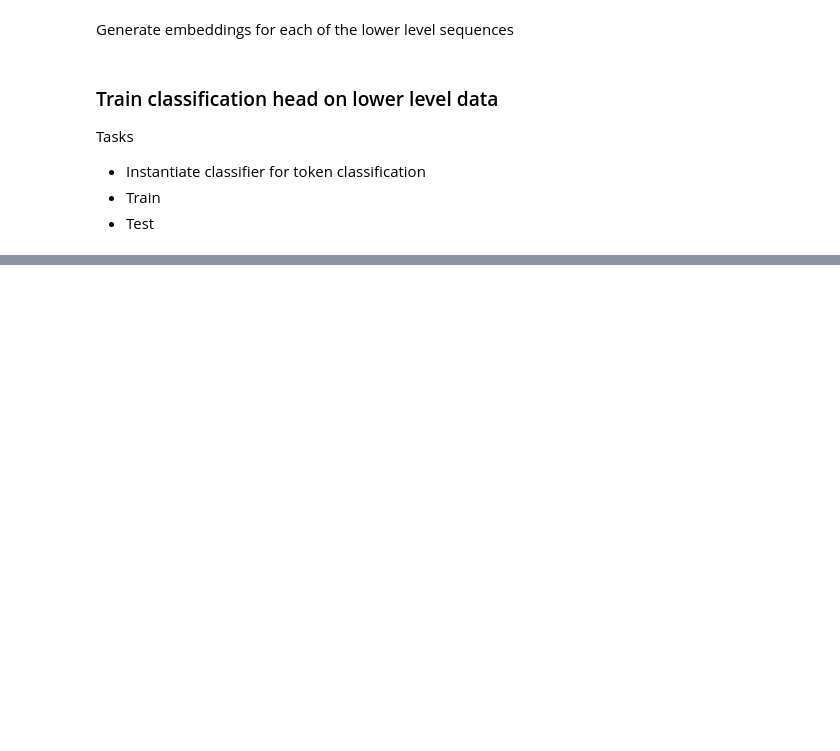
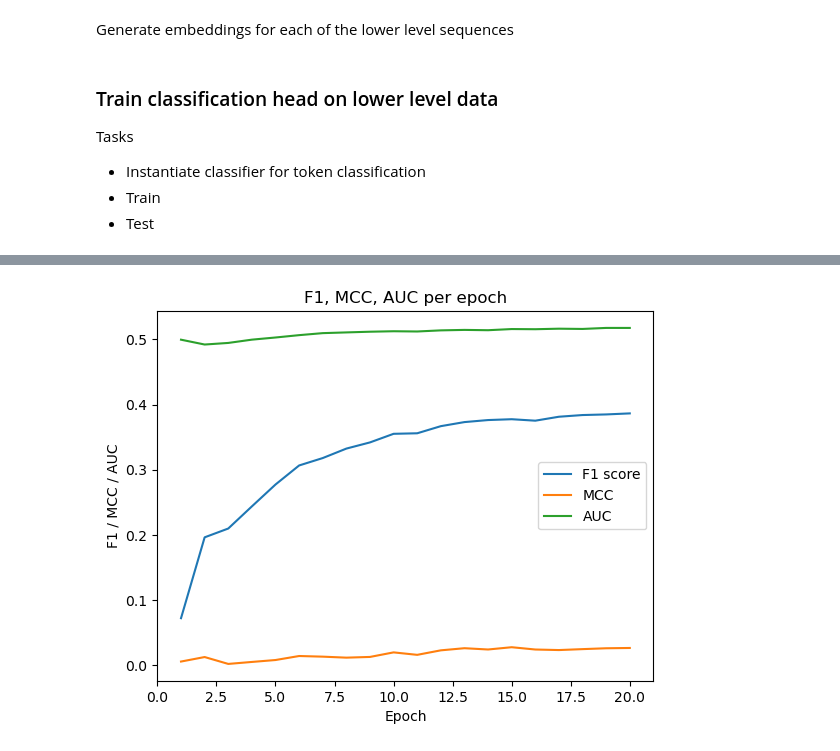
Before and after one commit to harryb257/MScProject, a Jupyter notebook: ESM2 baseline.ipynb, the cells around one changed output, grey strips where cells are left out. Cells and saved outputs as stored; diff of their text form; code cells hidden in the pictures; blank space fills up the shorter version.

```diff
--- a/ESM2 baseline.ipynb
+++ b/ESM2 baseline.ipynb
@@ -579,0 +597,24 @@ plt.show()
+# %%
+f1_val_array = np.array(list(f1_val_dict.values()))
+mcc_val_array = np.array(list(mcc_val_dict.values()))
+roc_auc_val_array = np.array(list(roc_auc_val_dict.values()))
+
+# Average folds over each epoch
+avg_f1 = np.mean(f1_val_array, axis=0)
+avg_mcc = np.mean(mcc_val_array, axis=0)
+avg_auc = np.mean(roc_auc_val_array, axis=0)
+
+fig = plt.figure()
+ax = fig.add_subplot(1, 1, 1)
+ax.plot(range(1, epochs+1), avg_f1, label='F1 score')
+ax.plot(range(1, epochs+1), avg_mcc, label='MCC')
+ax.plot(range(1, epochs+1), avg_auc, label='AUC')
+ax.set_xlabel('Epoch')
+ax.set_ylabel('F1 / MCC / AUC')
+ax.set_title('F1, MCC, AUC per epoch')
+ax.set_xlim(0, epochs+1)
+
+ax.legend()
+plt.show()
+# %% [output]
+[figure, added]
```
Also changed, not shown: parts of 5 cells of this notebook.
